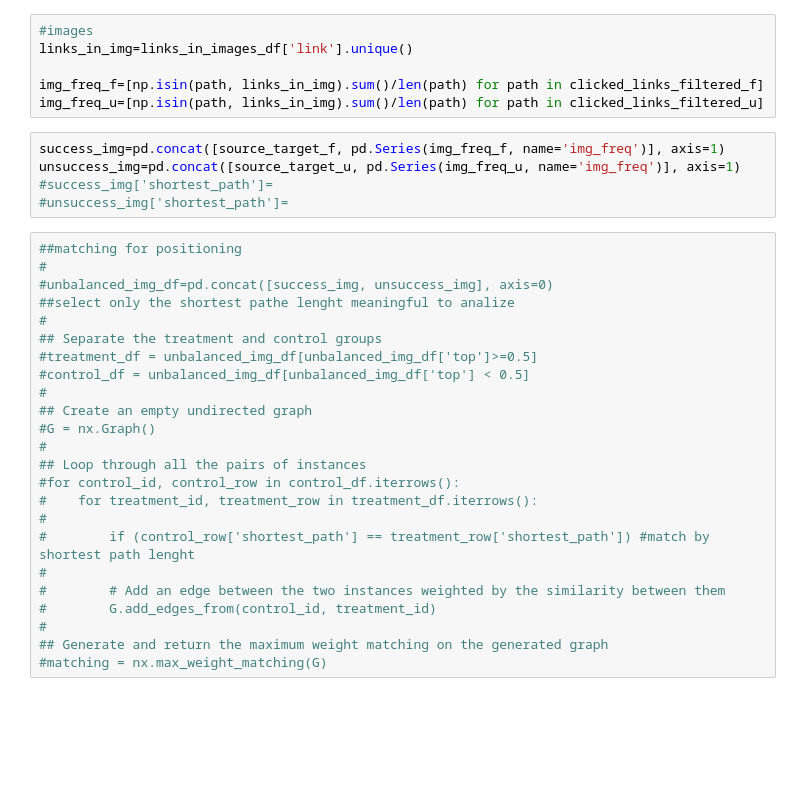
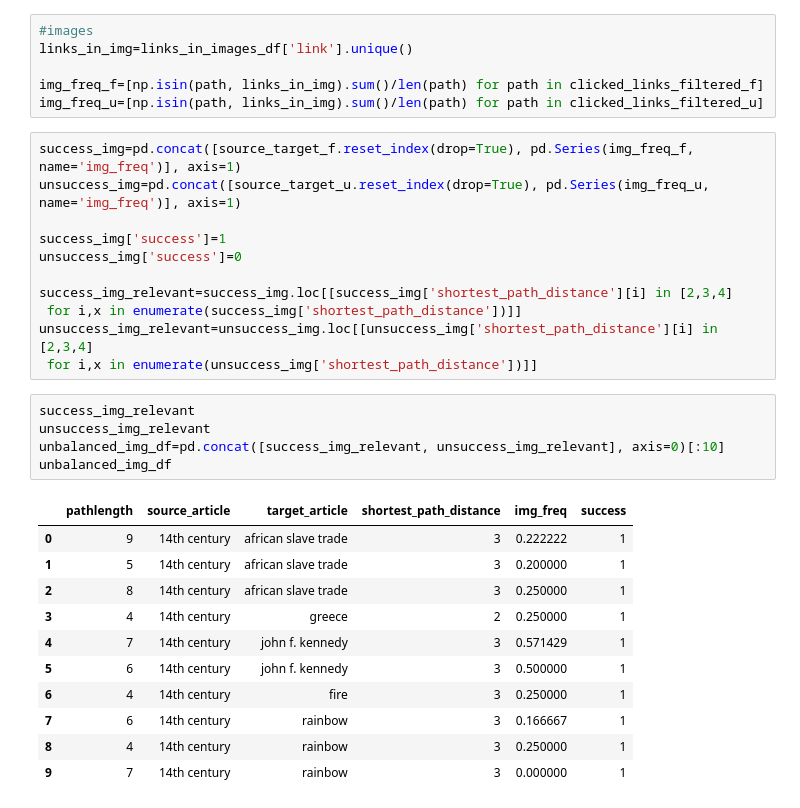
Before and after one commit to epfl-ada/ada-2022-project-theadalyzers, a Jupyter notebook: P2.ipynb, the cells around one changed output. Cells and saved outputs as stored; diff of their text form; blank space fills up the shorter version.

Commit message:
exact matching

```diff
--- a/P2.ipynb
+++ b/P2.ipynb
@@ -1277,31 +1292,30 @@ links_in_img=links_in_images_df['link'].unique()
 img_freq_f=[np.isin(path, links_in_img).sum()/len(path) for path in clicked_links_filtered_f]
 img_freq_u=[np.isin(path, links_in_img).sum()/len(path) for path in clicked_links_filtered_u]
 # %%
-success_img=pd.concat([source_target_f, pd.Series(img_freq_f, name='img_freq')], axis=1)
-unsuccess_img=pd.concat([source_target_u, pd.Series(img_freq_u, name='img_freq')], axis=1)
-#success_img['shortest_path']=
-#unsuccess_img['shortest_path']=
+success_img=pd.concat([source_target_f.reset_index(drop=True), pd.Series(img_freq_f, name='img_freq')], axis=1)
+unsuccess_img=pd.concat([source_target_u.reset_index(drop=True), pd.Series(img_freq_u, name='img_freq')], axis=1)
+
+success_img['success']=1
+unsuccess_img['success']=0
+
+success_img_relevant=success_img.loc[[success_img['shortest_path_distance'][i] in [2,3,4]
+ for i,x in enumerate(success_img['shortest_path_distance'])]]
+unsuccess_img_relevant=unsuccess_img.loc[[unsuccess_img['shortest_path_distance'][i] in [2,3,4]
+ for i,x in enumerate(unsuccess_img['shortest_path_distance'])]]
-# %%
-##matching for positioning
-#
-#unbalanced_img_df=pd.concat([success_img, unsuccess_img], axis=0)
-##select only the shortest pathe lenght meaningful to analize
-#
-## Separate the treatment and control groups
-#treatment_df = unbalanced_img_df[unbalanced_img_df['top']>=0.5]
-#control_df = unbalanced_img_df[unbalanced_img_df['top'] < 0.5]
-#
-## Create an empty undirected graph
-#G = nx.Graph()
-#
-## Loop through all the pairs of instances
-#for control_id, control_row in control_df.iterrows():
-#    for treatment_id, treatment_row in treatment_df.iterrows():
-#
-#        if (control_row['shortest_path'] == treatment_row['shortest_path']) #match by shortest path lenght
-#
-#        # Add an edge between the two instances weighted by the similarity between them
-#        G.add_edges_from(control_id, treatment_id)
-#
-## Generate and return the maximum weight matching on the generated graph
-#matching = nx.max_weight_matching(G)
+# %%
+success_img_relevant
+unsuccess_img_relevant
+unbalanced_img_df=pd.concat([success_img_relevant, unsuccess_img_relevant], axis=0)[:10]
+unbalanced_img_df
+# %% [output]
+|  | pathlength | source_article | target_article | shortest_path_distance | img_freq | success |
+| 0 | 9 | 14th century | african slave trade | 3 | 0.222222 | 1 |
+| 1 | 5 | 14th century | african slave trade | 3 | 0.200000 | 1 |
+| 2 | 8 | 14th century | african slave trade | 3 | 0.250000 | 1 |
+| 3 | 4 | 14th century | greece | 2 | 0.250000 | 1 |
+| 4 | 7 | 14th century | john f. kennedy | 3 | 0.571429 | 1 |
+| 5 | 6 | 14th century | john f. kennedy | 3 | 0.500000 | 1 |
+| 6 | 4 | 14th century | fire | 3 | 0.250000 | 1 |
+| 7 | 6 | 14th century | rainbow | 3 | 0.166667 | 1 |
+| 8 | 4 | 14th century | rainbow | 3 | 0.250000 | 1 |
+| 9 | 7 | 14th century | rainbow | 3 | 0.000000 | 1 |
```
Also changed, not shown: parts of 44 cells of this notebook.
